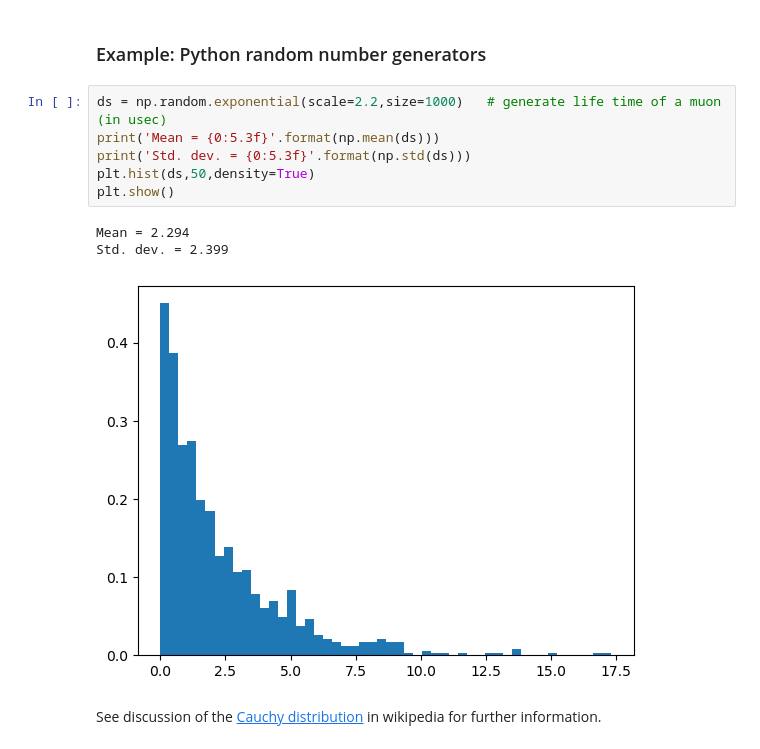
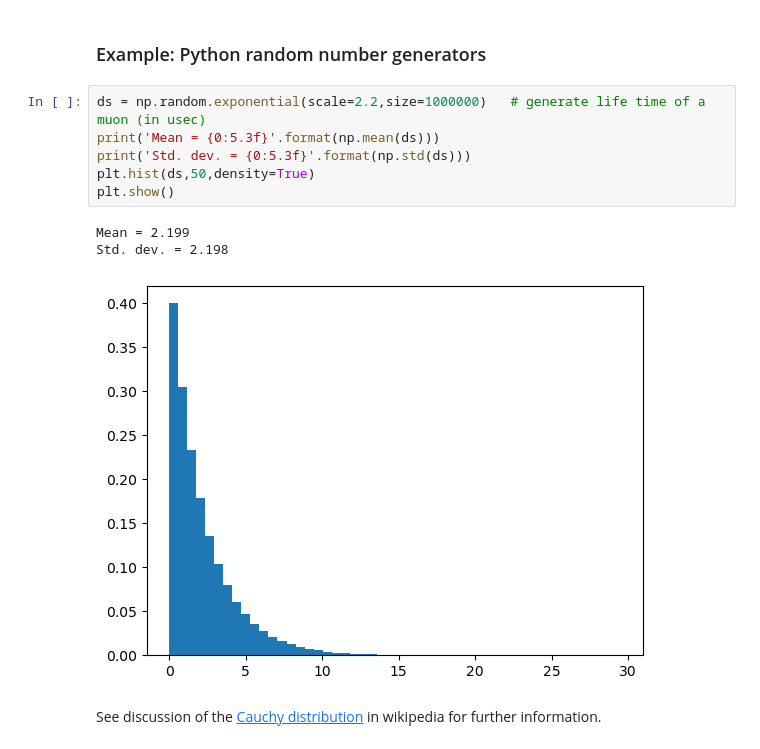
Before and after one commit to ds-connectors/Physics-88-SP24, a Jupyter notebook: Week09/L07/Lecture07.ipynb, the cells around one changed output. Drawn from its saved outputs; the diff is of its cells as text.

```diff
--- a/Week09/L07/Lecture07.ipynb
+++ b/Week09/L07/Lecture07.ipynb
@@ -175,15 +167,15 @@ Std. dev. = 1.443
 # %% [markdown]
 ### Example: Python random number generators
 # %%
-ds = np.random.exponential(scale=2.2,size=1000)   # generate life time of a muon (in usec)
+ds = np.random.exponential(scale=2.2,size=1000000)   # generate life time of a muon (in usec)
 print('Mean = {0:5.3f}'.format(np.mean(ds)))
 print('Std. dev. = {0:5.3f}'.format(np.std(ds)))
 plt.hist(ds,50,density=True)
 plt.show()
 # %% [output]
-Mean = 2.294
-Std. dev. = 2.399
+Mean = 2.199
+Std. dev. = 2.198
-[figure, old version]
+[figure, new version]
 # %% [markdown]
 See discussion of the [Cauchy distribution](https://en.wikipedia.org/wiki/Cauchy_distribution) in wikipedia for further information.
 # %%
```
Also changed, not shown: parts of 10 cells of this notebook, 4 other files.
